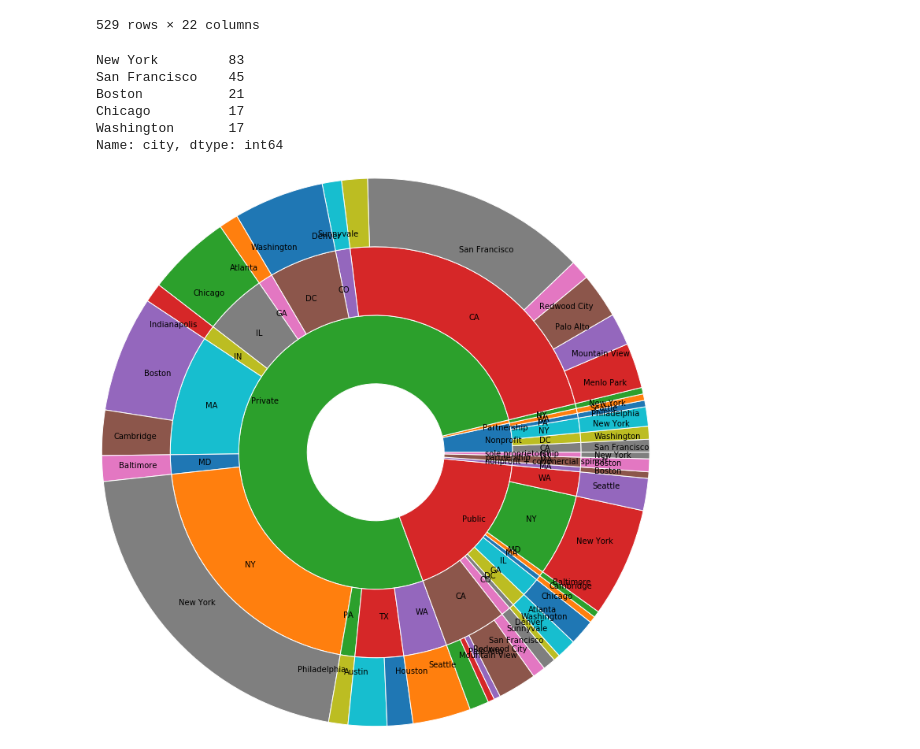
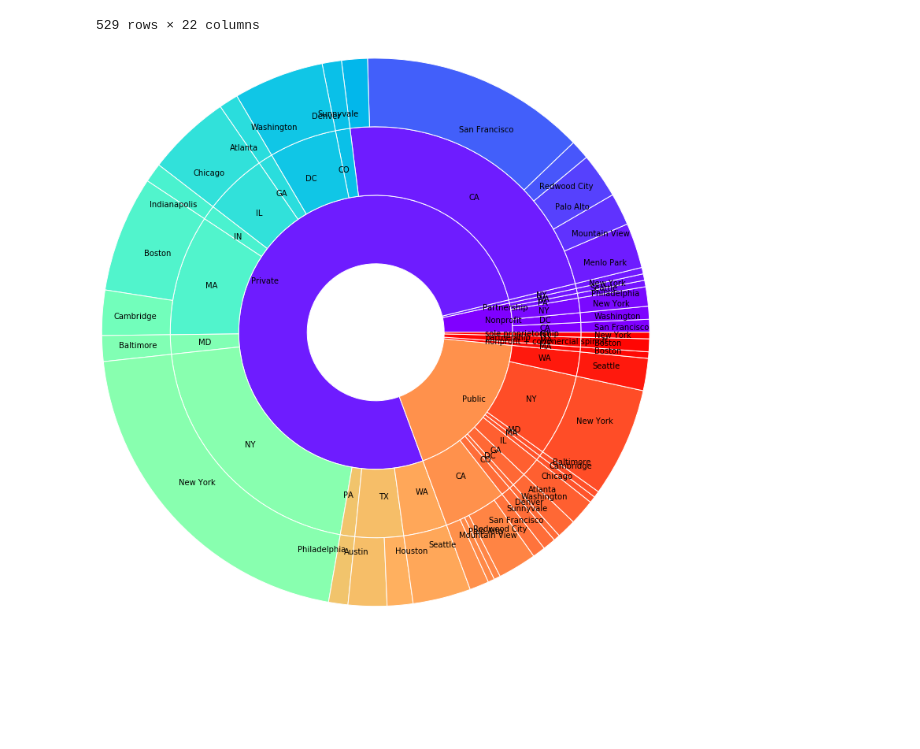
Before and after one commit to nanorobocop/Nested-Pie-Chart, a Jupyter notebook: nested_pie_chart.ipynb, the cells around one changed output. Saved outputs shown, nothing was run; the diff lists cells and outputs as text; code cells hidden in the pictures; blank space fills up the shorter version.

Commit message:
Added color scheme

```diff
--- a/nested_pie_chart.ipynb
+++ b/nested_pie_chart.ipynb
@@ -47,11 +47,4 @@ df['amount'] = [1 for x in range(len(df))]
 # %%
 city = df['city'].value_counts()
 city = city[city > minimum_value]
-city.head()
+df_big = df.loc[df['city'].isin(city.index)]   # reject small cities
-# %% [output]
-New York         83
-San Francisco    45
-Boston           21
-Chicago          17
-Washington       17
-Name: city, dtype: int64
@@ -71,15 +60,15 @@ def percentage_growth(l):
 import matplotlib.pyplot as plt
 # %%
 plt.axis("equal")
-lnum = 0
 
-for layer in layers:
-    radius = lnum + 2
+cmap = plt.get_cmap("rainbow")
+
+for i, layer in enumerate(layers):
+    radius = i + 2
     width = 1
-    frame = df_big.groupby(layers[:lnum+1])['amount'].sum()
-#     frame = frame[frame > minimum_value]
+    frame = df_big.groupby(layers[:i+1])['amount'].sum()
+    colors = cmap(percentage_growth(frame))
     labels = [x[-1] if isinstance(x, tuple) else x for x in frame.index.get_values()]
-    plt.pie(frame, labels=labels, radius=radius, wedgeprops=dict(width=width, edgecolor='w'), labeldistance=0.8)
-    lnum += 1
+    plt.pie(frame, labels=labels, colors=colors, radius=radius, wedgeprops=dict(width=width, edgecolor='w'), labeldistance=0.8)
 # %% [output]
-[figure, old version]
+[figure, new version]
```
Also changed, not shown: parts of 2 cells of this notebook, 1 other file.
